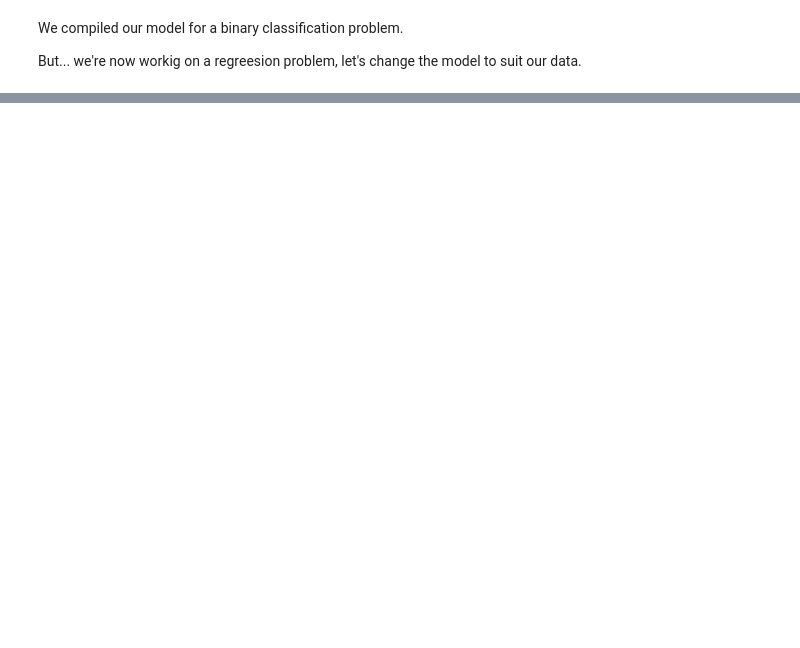
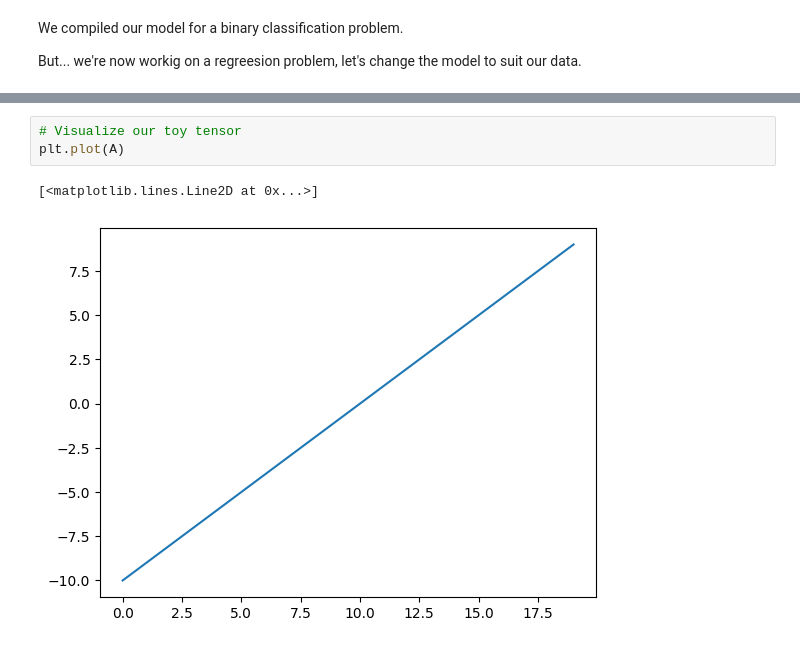
Before and after one commit to theTURYA/deep-learning, a Jupyter notebook: 02_neural_network_classification_with_tensorflow.ipynb, the cells around one changed output, grey strips where cells are left out. Drawn from its saved outputs; the diff is of its cells as text; blank space fills up the shorter version.

```diff
--- a/02_neural_network_classification_with_tensorflow.ipynb
+++ b/02_neural_network_classification_with_tensorflow.ipynb
@@ -397,0 +638,6 @@ plt.legend()
+# %%
+# Visualize our toy tensor
+plt.plot(A)
+# %% [output]
+[<matplotlib.lines.Line2D at 0x...>]
+[figure, added]
```
Also changed, not shown: parts of 96 cells of this notebook.
